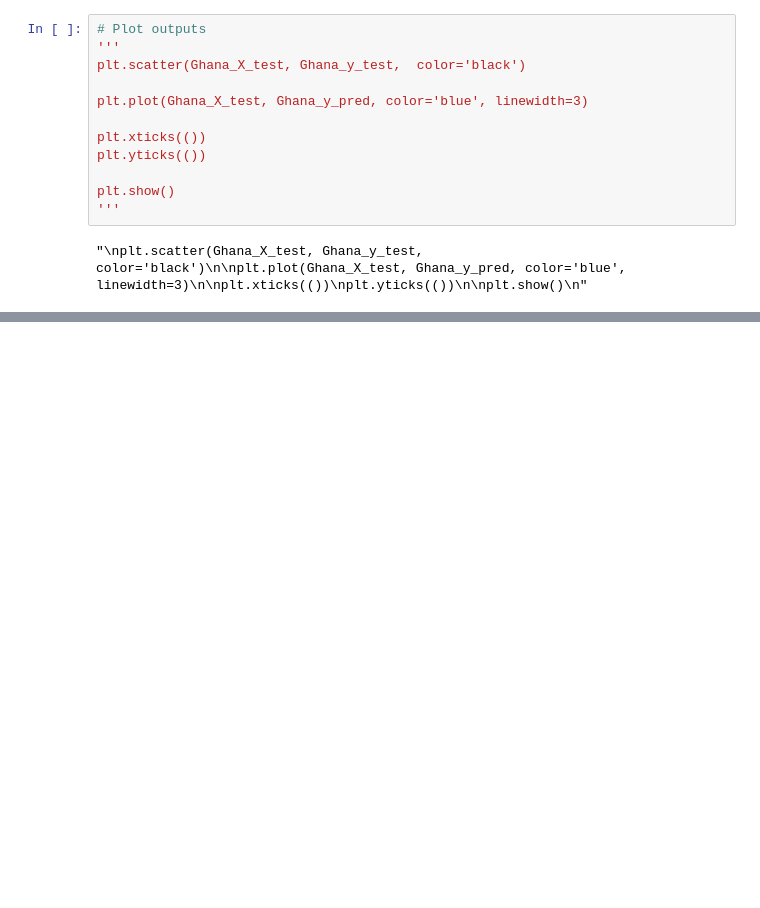
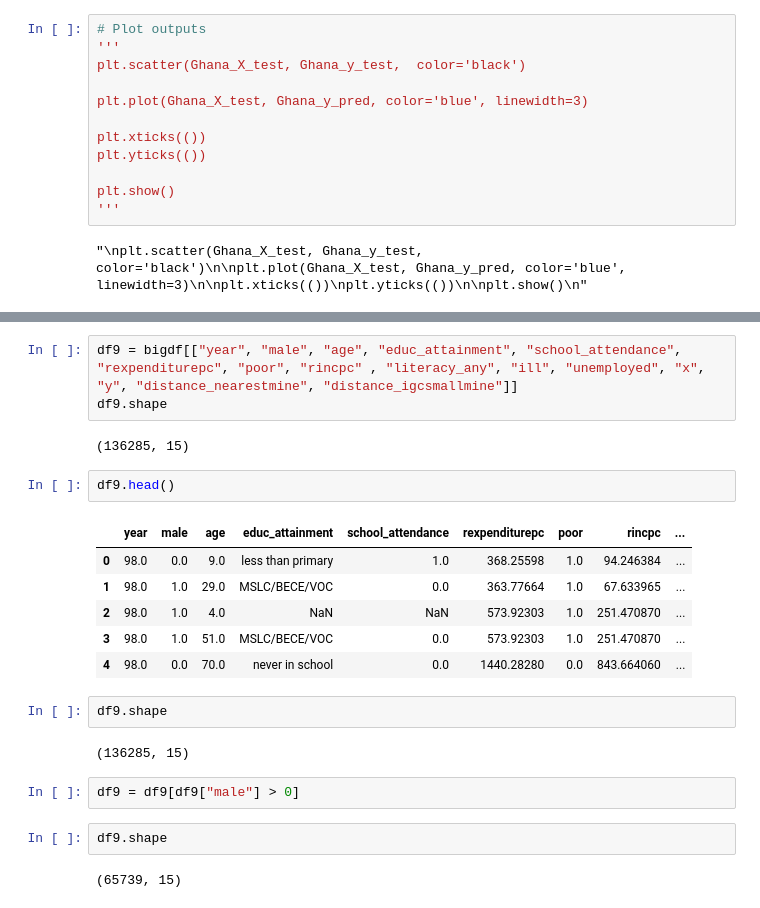
Before and after one commit to oliviak/ghanamines, a Jupyter notebook: Illegal Mines Corr.ipynb, the cells around one changed output, grey strips where cells are left out. Saved outputs shown, nothing was run; the diff lists cells and outputs as text; blank space fills up the shorter version.

```diff
--- a/Illegal Mines Corr.ipynb
+++ b/Illegal Mines Corr.ipynb
@@ -316,0 +337,24 @@ plt.show()
+# %%
+df9 = bigdf[["year", "male", "age", "educ_attainment", "school_attendance", "rexpenditurepc", "poor", "rincpc" , "literacy_any", "ill", "unemployed", "x", "y", "distance_nearestmine", "distance_igcsmallmine"]]
+df9.shape
+# %% [output]
+(136285, 15)
+# %%
+df9.head()
+# %% [output]
+|  | year | male | age | educ_attainment | school_attendance | rexpenditurepc | poor | rincpc | ... |
+| 0 | 98.0 | 0.0 | 9.0 | less than primary | 1.0 | 368.25598 | 1.0 | 94.246384 | ... |
+| 1 | 98.0 | 1.0 | 29.0 | MSLC/BECE/VOC | 0.0 | 363.77664 | 1.0 | 67.633965 | ... |
+| 2 | 98.0 | 1.0 | 4.0 | NaN | NaN | 573.92303 | 1.0 | 251.470870 | ... |
+| 3 | 98.0 | 1.0 | 51.0 | MSLC/BECE/VOC | 0.0 | 573.92303 | 1.0 | 251.470870 | ... |
+| 4 | 98.0 | 0.0 | 70.0 | never in school | 0.0 | 1440.28280 | 0.0 | 843.664060 | ... |
+# %%
+df9.shape
+# %% [output]
+(136285, 15)
+# %%
+df9 = df9[df9["male"] > 0]
+# %%
+df9.shape
+# %% [output]
+(65739, 15)
```
Also changed, not shown: parts of 10 cells of this notebook.
